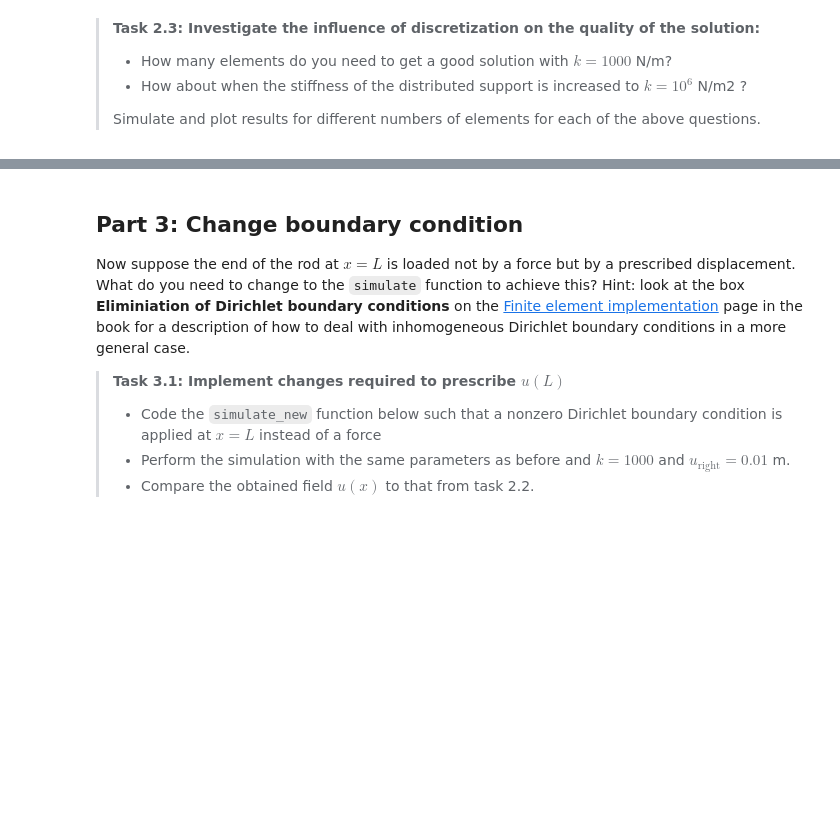
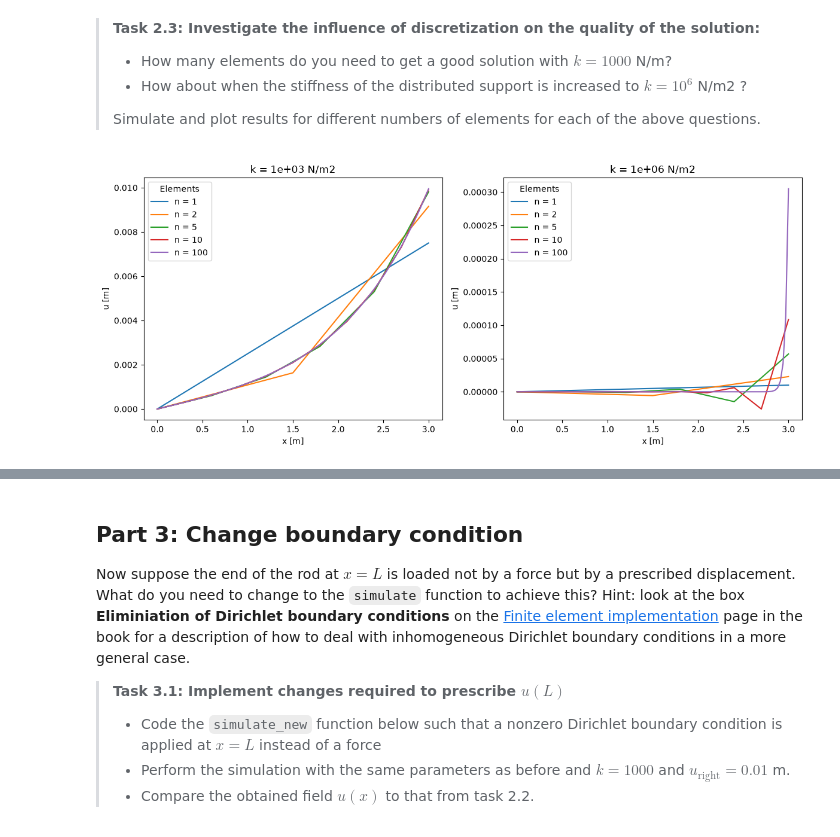
Before and after one commit to NickZhou21/WS2.2, a Jupyter notebook: all_files_WS_2_2/WS_2_2.ipynb, the cells around one changed output, grey strips where cells are left out. Cells and saved outputs as stored; diff of their text form; code cells hidden in the pictures; blank space fills up the shorter version.

```diff
--- a/all_files_WS_2_2/WS_2_2.ipynb
+++ b/all_files_WS_2_2/WS_2_2.ipynb
@@ -54,0 +114,15 @@ import matplotlib.pyplot as plt
+# %%
+# - The length of the rod "rod_length"
+# - The number of elements "n_el"
+# - The stiffness of the rod "EA"
+# - The stiffness of the distributed spring "k"
+def assemble_global_K(rod_length, n_el, EA, k):
+    n_DOF = n_el+1
+    dx = rod_length/n_el
+    K_global = np.zeros((n_DOF, n_DOF))
+
+    for i in range(n_el):
+        elnodes = get_nodes_for_element(i)
+        K_global[np.ix_(elnodes,elnodes)] += get_element_matrix(EA, k, dx)
+
+    return K_global
@@ -78,4 +227,18 @@ import matplotlib.pyplot as plt
 >
 > Simulate and plot results for different numbers of elements for each of the above questions.
 # %%
-### YOUR_CODE_HERE ###
+n_element = np.array([1, 2, 5, 10, 100])
+
+fig, axes = plt.subplots(1, 2, figsize=(12, 5))
+for ax, k in zip(axes, [1000, 1000000]):
+    for n in n_element:
+        x, u = simulate(n, k=k)
+        ax.plot(x, u, label=f"n = {n}")
+    ax.set_title(f"k = {k:.0e} N/m2")
+    ax.set_xlabel('x [m]')
+    ax.set_ylabel('u [m]')
+    ax.legend(title='Elements')
+fig.tight_layout()
+plt.show()
+# %% [output]
+[figure, added]
```
Also changed, not shown: parts of 10 cells of this notebook.
